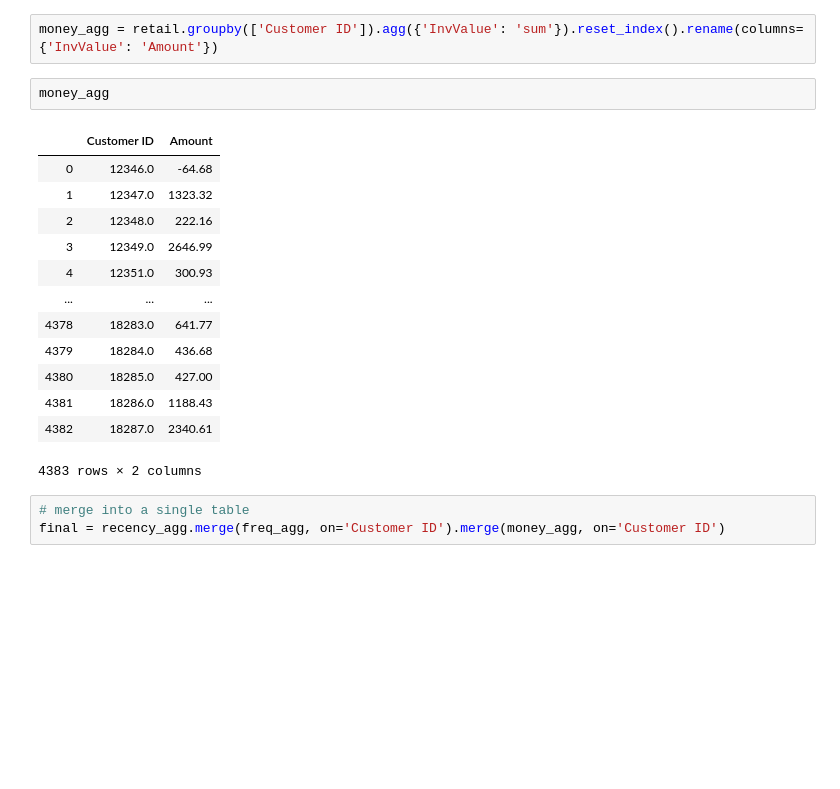
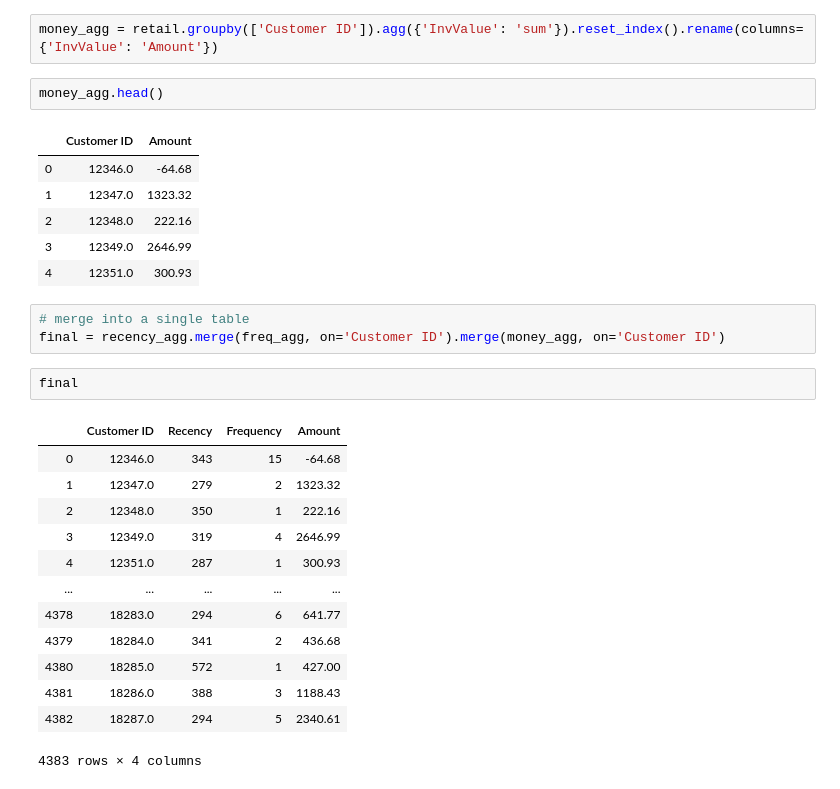
Before and after one commit to shambekela/Online-retail-ML, a Jupyter notebook: Online-Retail-Transactions.ipynb, the cells around one changed output. Saved outputs shown, nothing was run; the diff lists cells and outputs as text; blank space fills up the shorter version.

```diff
--- a/Online-Retail-Transactions.ipynb
+++ b/Online-Retail-Transactions.ipynb
@@ -358,21 +358,30 @@ freq_agg.head()
 # %%
 money_agg = retail.groupby(['Customer ID']).agg({'InvValue': 'sum'}).reset_index().rename(columns={'InvValue': 'Amount'})
 # %%
-money_agg
+money_agg.head()
 # %% [output]
 |  | Customer ID | Amount |
 | 0 | 12346.0 | -64.68 |
 | 1 | 12347.0 | 1323.32 |
 | 2 | 12348.0 | 222.16 |
 | 3 | 12349.0 | 2646.99 |
 | 4 | 12351.0 | 300.93 |
-| ... | ... | ... |
-| 4378 | 18283.0 | 641.77 |
-| 4379 | 18284.0 | 436.68 |
-| 4380 | 18285.0 | 427.00 |
-| 4381 | 18286.0 | 1188.43 |
-| 4382 | 18287.0 | 2340.61 |
-4383 rows × 2 columns
 # %%
 # merge into a single table
 final = recency_agg.merge(freq_agg, on='Customer ID').merge(money_agg, on='Customer ID')
+# %%
+final
+# %% [output]
+|  | Customer ID | Recency | Frequency | Amount |
+| 0 | 12346.0 | 343 | 15 | -64.68 |
+| 1 | 12347.0 | 279 | 2 | 1323.32 |
+| 2 | 12348.0 | 350 | 1 | 222.16 |
+| 3 | 12349.0 | 319 | 4 | 2646.99 |
+| 4 | 12351.0 | 287 | 1 | 300.93 |
+| ... | ... | ... | ... | ... |
+| 4378 | 18283.0 | 294 | 6 | 641.77 |
+| 4379 | 18284.0 | 341 | 2 | 436.68 |
+| 4380 | 18285.0 | 572 | 1 | 427.00 |
+| 4381 | 18286.0 | 388 | 3 | 1188.43 |
+| 4382 | 18287.0 | 294 | 5 | 2340.61 |
+4383 rows × 4 columns
```
Also changed, not shown: parts of 1 cell of this notebook.
